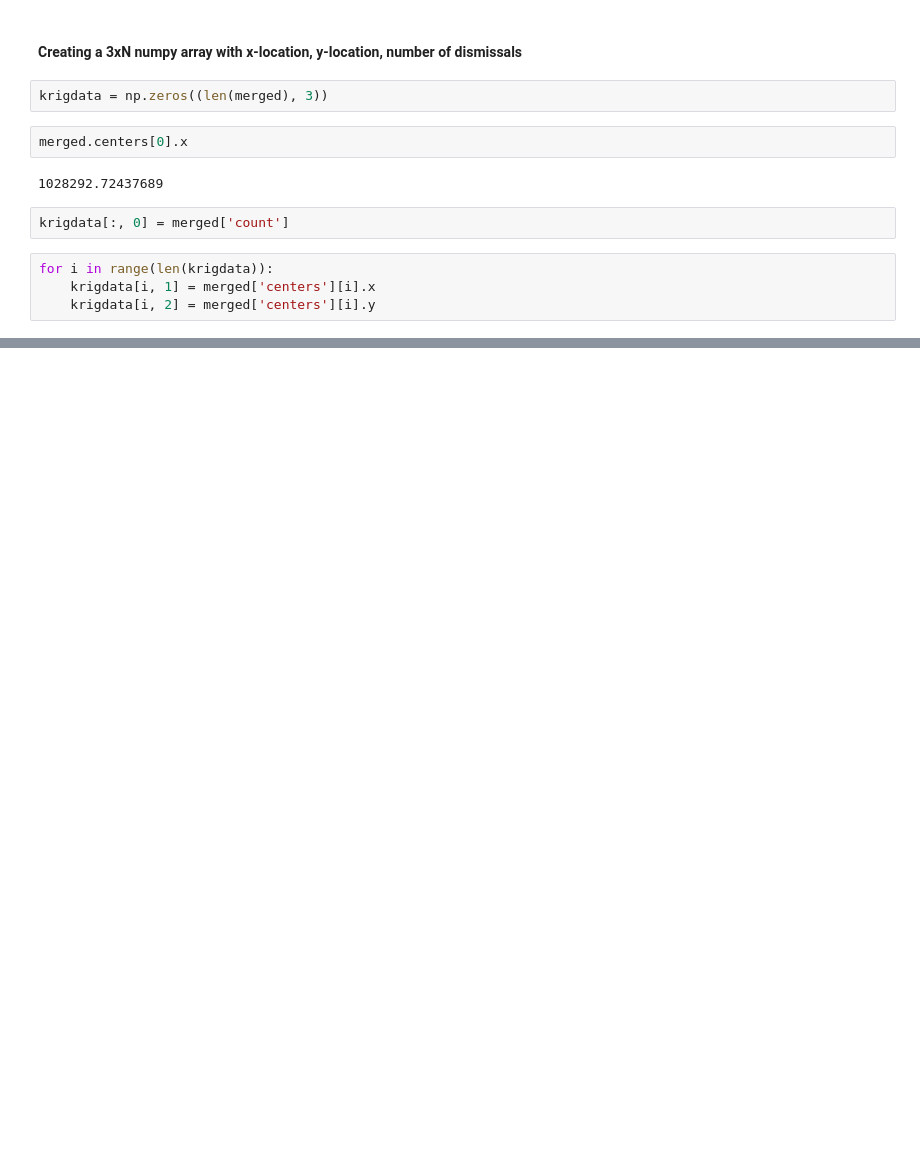
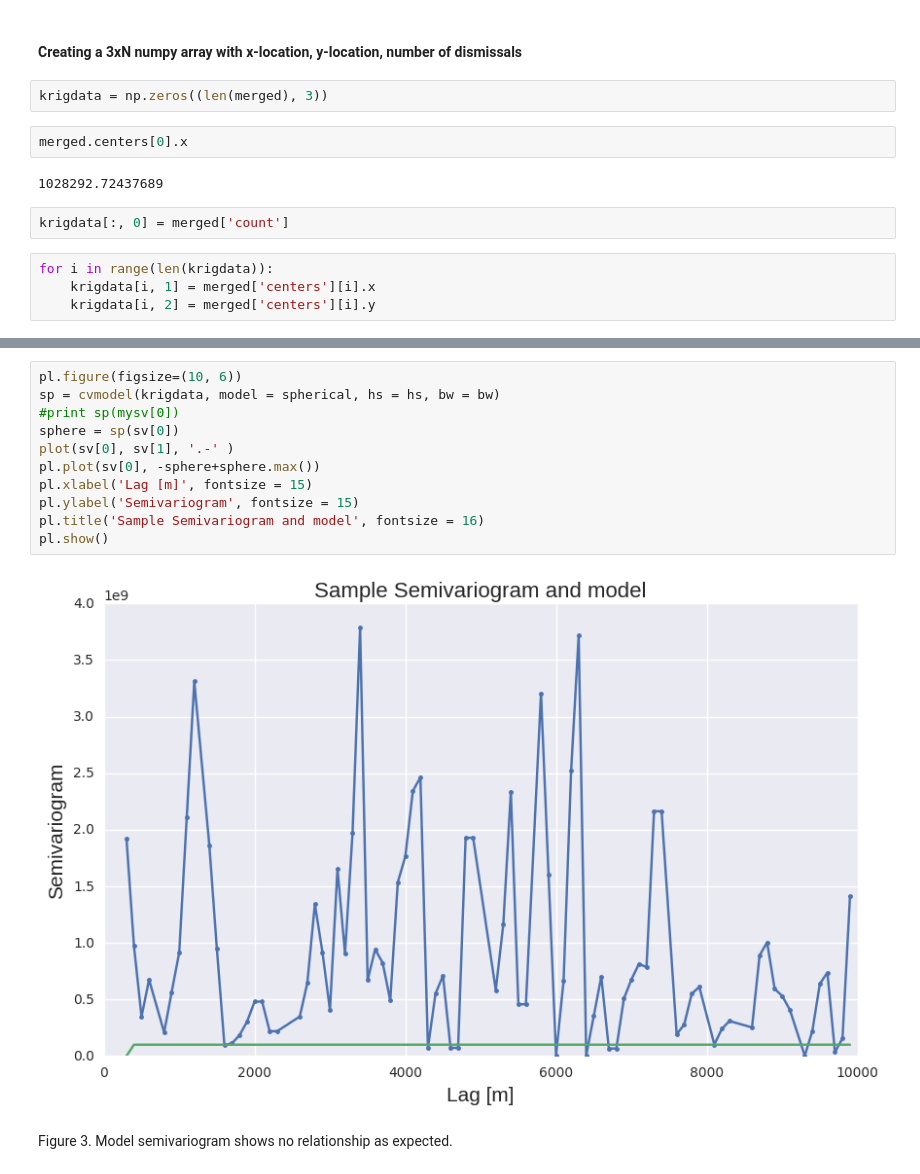
Before and after one commit to anastasiashe/PUI2016_as10790, a Jupyter notebook: HW12_as10790/HW12_as10790.ipynb, the cells around one changed output, grey strips where cells are left out. Drawn from its saved outputs; the diff is of its cells as text; blank space fills up the shorter version.

```diff
--- a/HW12_as10790/HW12_as10790.ipynb
+++ b/HW12_as10790/HW12_as10790.ipynb
@@ -185,0 +349,15 @@ pl.show()
+# %%
+pl.figure(figsize=(10, 6))
+sp = cvmodel(krigdata, model = spherical, hs = hs, bw = bw)
+#print sp(mysv[0])
+sphere = sp(sv[0])
+plot(sv[0], sv[1], '.-' )
+pl.plot(sv[0], -sphere+sphere.max())
+pl.xlabel('Lag [m]', fontsize = 15)
+pl.ylabel('Semivariogram', fontsize = 15)
+pl.title('Sample Semivariogram and model', fontsize = 16)
+pl.show()
+# %% [output]
+[figure, added]
+# %% [markdown]
+Figure 3. Model semivariogram shows no relationship as expected.
```
Also changed, not shown: parts of 10 cells of this notebook.
